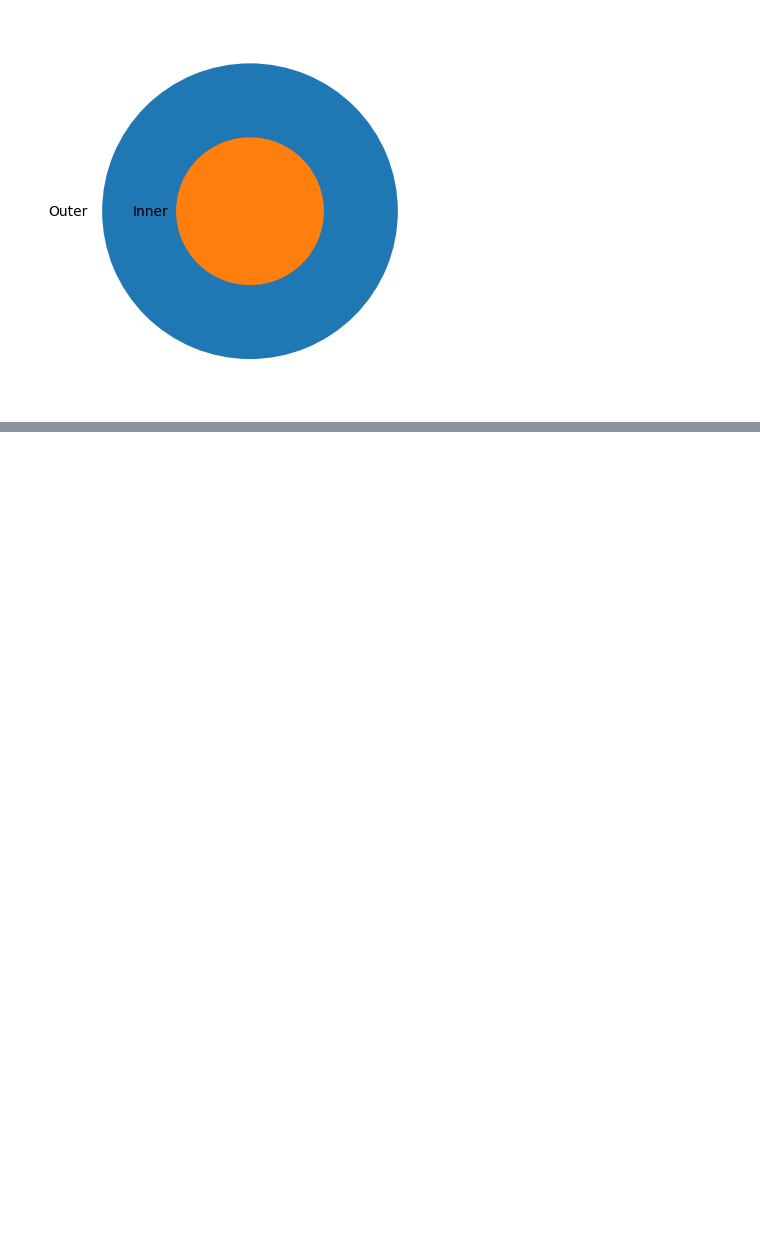
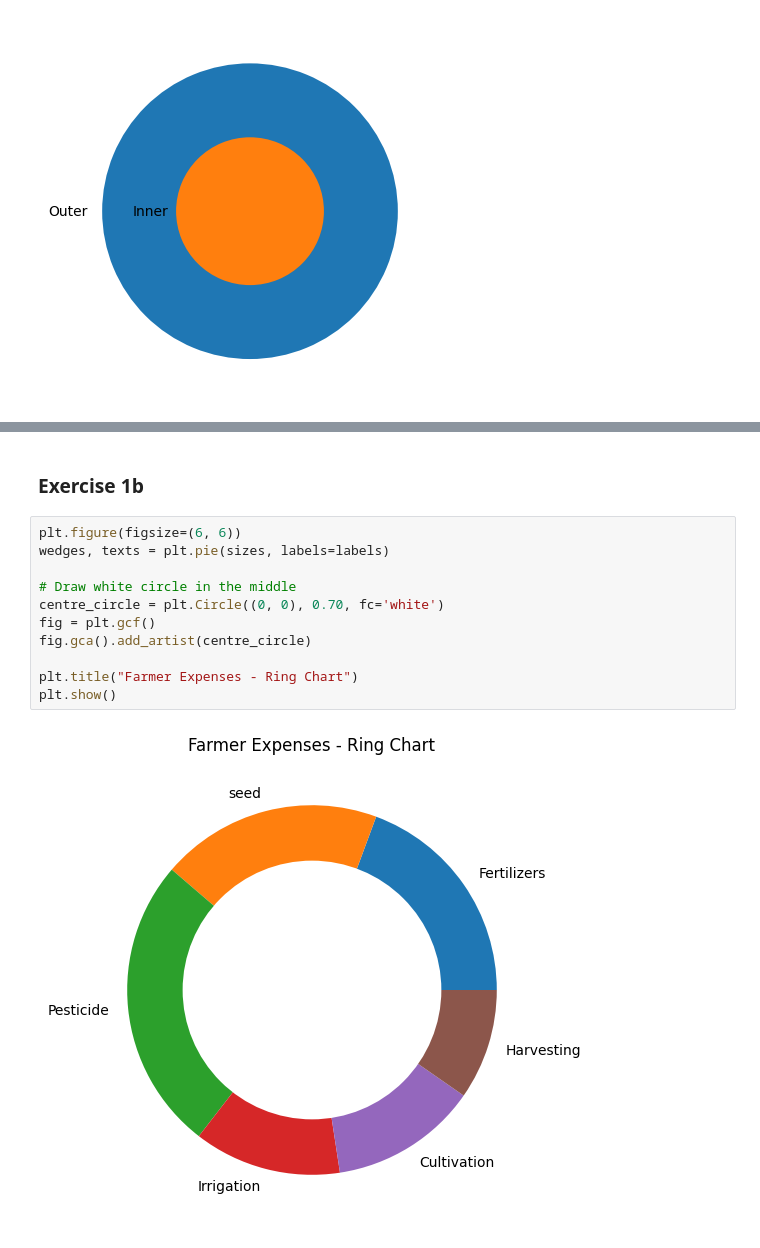
Before and after one commit to adocxwork/NDrive, a Jupyter notebook: ML Lab/Week 6/Lab 6_3.ipynb, the cells around one changed output, grey strips where cells are left out. Drawn from its saved outputs; the diff is of its cells as text; blank space fills up the shorter version.

```diff
--- a/ML Lab/Week 6/Lab 6_3.ipynb
+++ b/ML Lab/Week 6/Lab 6_3.ipynb
@@ -115,0 +137,15 @@ plt.show()
+# %% [markdown]
+### Exercise 1b
+# %%
+plt.figure(figsize=(6, 6))
+wedges, texts = plt.pie(sizes, labels=labels)
+
+# Draw white circle in the middle
+centre_circle = plt.Circle((0, 0), 0.70, fc='white')
+fig = plt.gcf()
+fig.gca().add_artist(centre_circle)
+
+plt.title("Farmer Expenses - Ring Chart")
+plt.show()
+# %% [output]
+[figure, added]
```
Also changed, not shown: parts of 5 cells of this notebook, 38 other files.
